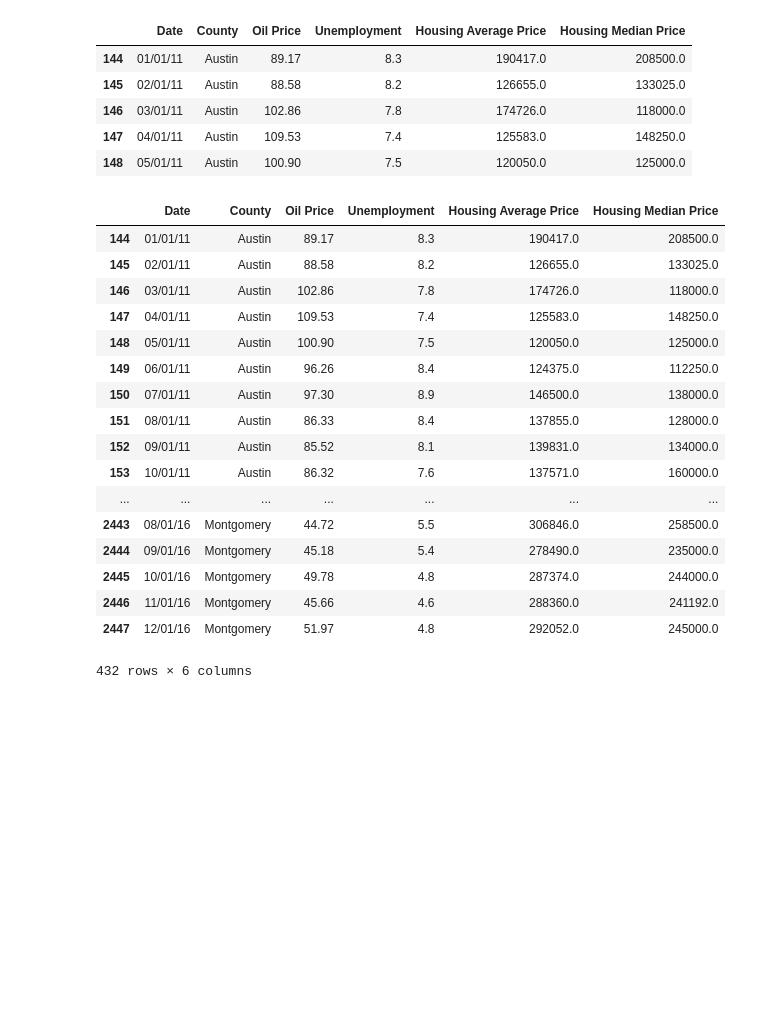
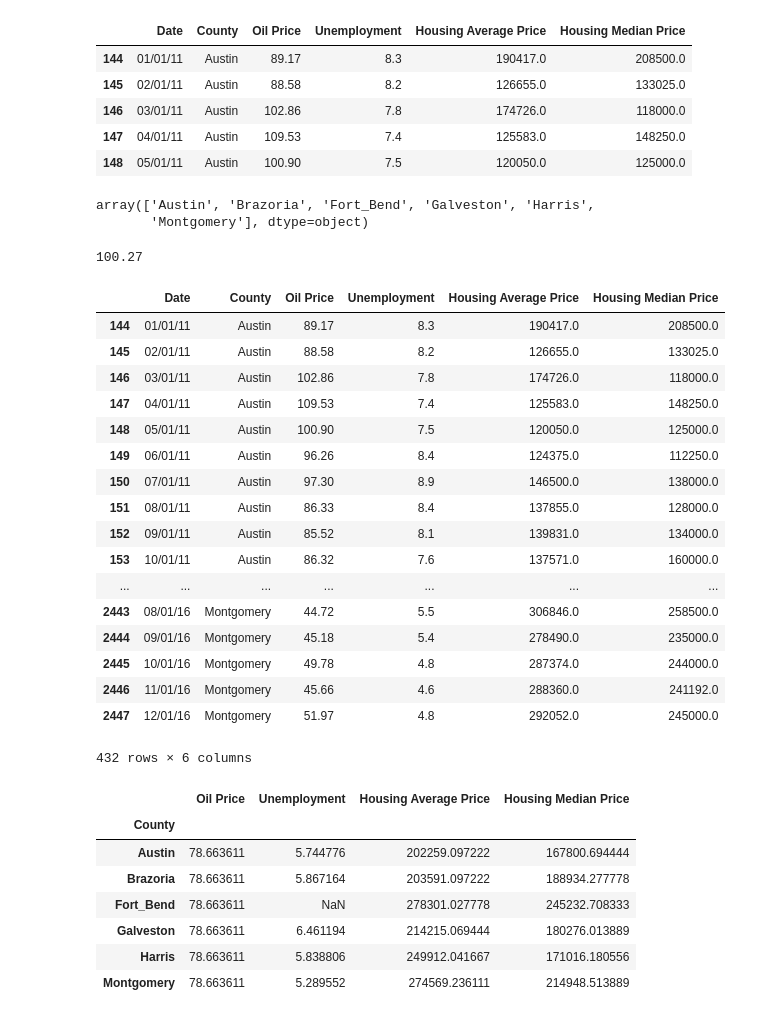
Before and after one commit to savorgnan5/Project_1, a Jupyter notebook: Fabio_P.ipynb, the cells around one changed output. Drawn from its saved outputs; the diff is of its cells as text; code cells hidden in the pictures; blank space fills up the shorter version.

```diff
--- a/Fabio_P.ipynb
+++ b/Fabio_P.ipynb
@@ -256,3 +256,9 @@ County_list_Houston.head()
 | 146 | 03/01/11 | Austin | 102.86 | 7.8 | 174726.0 | 118000.0 |
 | 147 | 04/01/11 | Austin | 109.53 | 7.4 | 125583.0 | 148250.0 |
 | 148 | 05/01/11 | Austin | 100.90 | 7.5 | 120050.0 | 125000.0 |
+# %%
+hpdf_c= hpdf_cl.loc[hpdf_cl["County"].isin(County_list),:]
+hpdf_c.County.unique()
+# %% [output]
+array(['Austin', 'Brazoria', 'Fort_Bend', 'Galveston', 'Harris',
+       'Montgomery'], dtype=object)
@@ -259,22 +272,37 @@ County_list_Houston.head()
+# %%
+hpdf_cl.loc[12,'Oil Price']
+# %% [output]
+100.27
+# %%
+hpdf_cl.loc[hpdf_cl.County.apply(check_county), :]
+# %% [output]
+|  | Date | County | Oil Price | Unemployment | Housing Average Price | Housing Median Price |
+| 144 | 01/01/11 | Austin | 89.17 | 8.3 | 190417.0 | 208500.0 |
+| 145 | 02/01/11 | Austin | 88.58 | 8.2 | 126655.0 | 133025.0 |
+| 146 | 03/01/11 | Austin | 102.86 | 7.8 | 174726.0 | 118000.0 |
+| 147 | 04/01/11 | Austin | 109.53 | 7.4 | 125583.0 | 148250.0 |
+| 148 | 05/01/11 | Austin | 100.90 | 7.5 | 120050.0 | 125000.0 |
+| 149 | 06/01/11 | Austin | 96.26 | 8.4 | 124375.0 | 112250.0 |
+| 150 | 07/01/11 | Austin | 97.30 | 8.9 | 146500.0 | 138000.0 |
+| 151 | 08/01/11 | Austin | 86.33 | 8.4 | 137855.0 | 128000.0 |
+| 152 | 09/01/11 | Austin | 85.52 | 8.1 | 139831.0 | 134000.0 |
+| 153 | 10/01/11 | Austin | 86.32 | 7.6 | 137571.0 | 160000.0 |
+| ... | ... | ... | ... | ... | ... | ... |
+| 2443 | 08/01/16 | Montgomery | 44.72 | 5.5 | 306846.0 | 258500.0 |
+| 2444 | 09/01/16 | Montgomery | 45.18 | 5.4 | 278490.0 | 235000.0 |
+| 2445 | 10/01/16 | Montgomery | 49.78 | 4.8 | 287374.0 | 244000.0 |
+| 2446 | 11/01/16 | Montgomery | 45.66 | 4.6 | 288360.0 | 241192.0 |
+| 2447 | 12/01/16 | Montgomery | 51.97 | 4.8 | 292052.0 | 245000.0 |
+432 rows × 6 columns
 # %%
-county_group= County_list_Houston.groupby(["County","Date"])
-county_group.head(2)
+county_group= County_list_Houston.groupby(["County"]).mean()#['Housing Average Price']
+county_group
 # %% [output]
-|  | Date | County | Oil Price | Unemployment | Housing Average Price | Housing Median Price |
-| 144 | 01/01/11 | Austin | 89.17 | 8.3 | 190417.0 | 208500.0 |
-| 145 | 02/01/11 | Austin | 88.58 | 8.2 | 126655.0 | 133025.0 |
-| 146 | 03/01/11 | Austin | 102.86 | 7.8 | 174726.0 | 118000.0 |
-| 147 | 04/01/11 | Austin | 109.53 | 7.4 | 125583.0 | 148250.0 |
-| 148 | 05/01/11 | Austin | 100.90 | 7.5 | 120050.0 | 125000.0 |
-| 149 | 06/01/11 | Austin | 96.26 | 8.4 | 124375.0 | 112250.0 |
-| 150 | 07/01/11 | Austin | 97.30 | 8.9 | 146500.0 | 138000.0 |
-| 151 | 08/01/11 | Austin | 86.33 | 8.4 | 137855.0 | 128000.0 |
-| 152 | 09/01/11 | Austin | 85.52 | 8.1 | 139831.0 | 134000.0 |
-| 153 | 10/01/11 | Austin | 86.32 | 7.6 | 137571.0 | 160000.0 |
-| ... | ... | ... | ... | ... | ... | ... |
-| 2443 | 08/01/16 | Montgomery | 44.72 | 5.5 | 306846.0 | 258500.0 |
-| 2444 | 09/01/16 | Montgomery | 45.18 | 5.4 | 278490.0 | 235000.0 |
-| 2445 | 10/01/16 | Montgomery | 49.78 | 4.8 | 287374.0 | 244000.0 |
-| 2446 | 11/01/16 | Montgomery | 45.66 | 4.6 | 288360.0 | 241192.0 |
-| 2447 | 12/01/16 | Montgomery | 51.97 | 4.8 | 292052.0 | 245000.0 |
+|  | Oil Price | Unemployment | Housing Average Price | Housing Median Price |
+| County |  |  |  |  |
+| Austin | 78.663611 | 5.744776 | 202259.097222 | 167800.694444 |
+| Brazoria | 78.663611 | 5.867164 | 203591.097222 | 188934.277778 |
+| Fort_Bend | 78.663611 | NaN | 278301.027778 | 245232.708333 |
+| Galveston | 78.663611 | 6.461194 | 214215.069444 | 180276.013889 |
+| Harris | 78.663611 | 5.838806 | 249912.041667 | 171016.180556 |
+| Montgomery | 78.663611 | 5.289552 | 274569.236111 | 214948.513889 |
-432 rows × 6 columns
```
Also changed, not shown: parts of 10 cells of this notebook.
